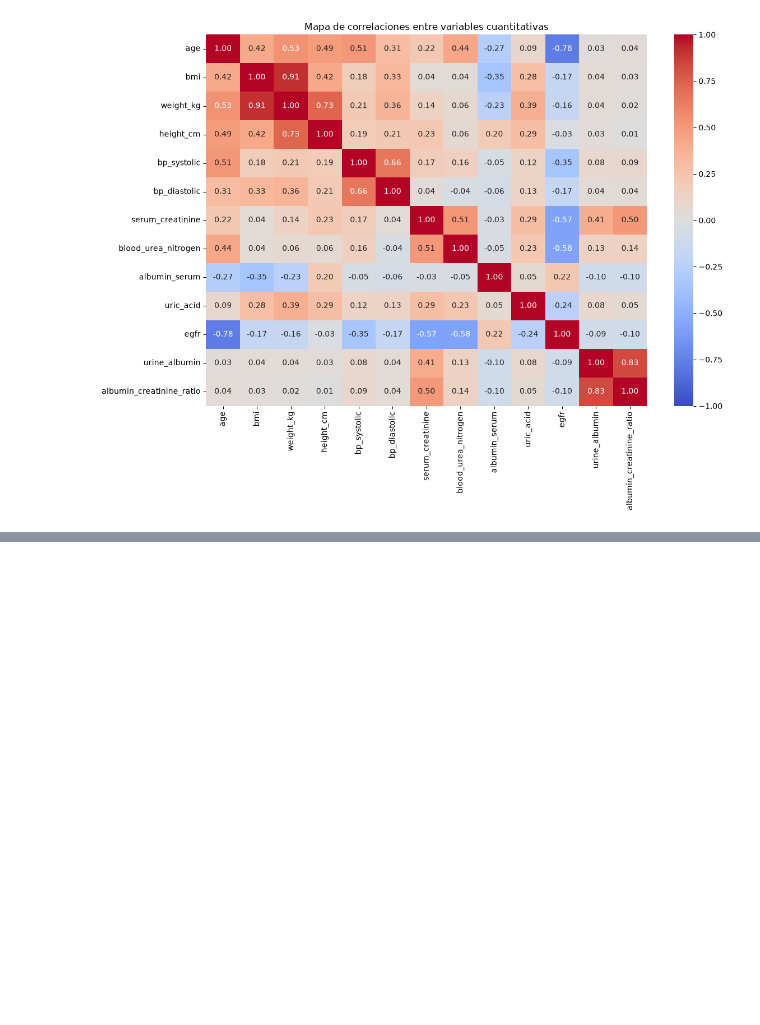
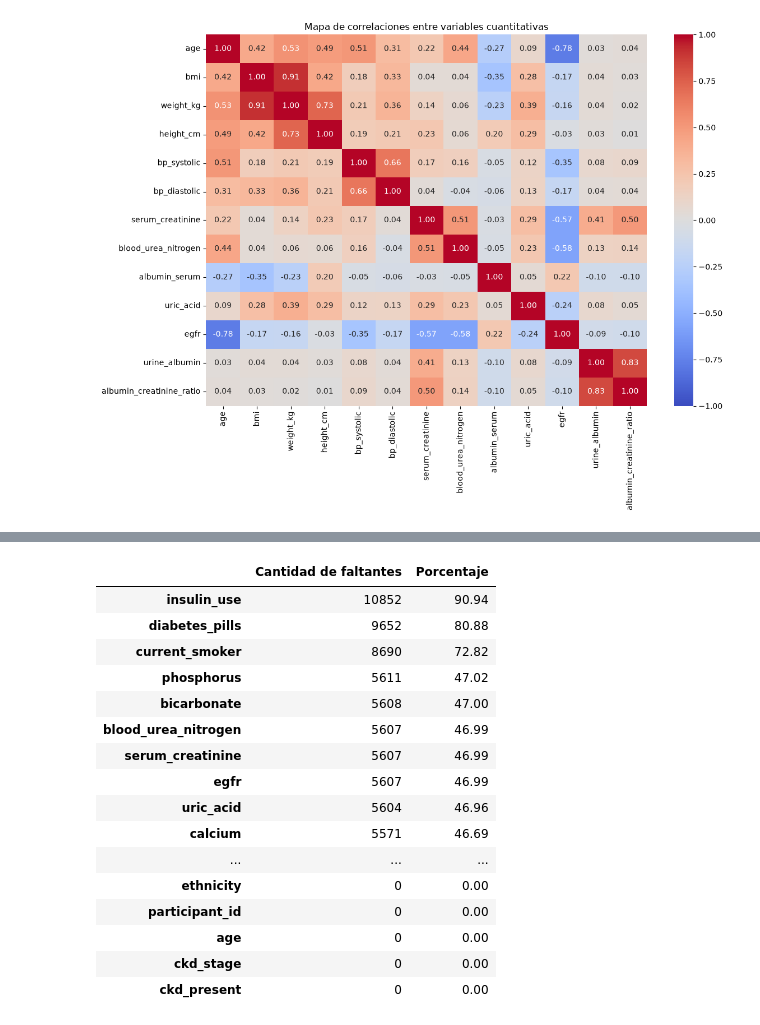
Before and after one commit to cnajurieta/TPEspecial-Fundamentos, a Jupyter notebook: TP_Especial_CKD_NHANES.ipynb, the cells around one changed output, grey strips where cells are left out. Saved outputs shown, nothing was run; the diff lists cells and outputs as text; code cells hidden in the pictures; blank space fills up the shorter version.

```diff
--- a/TP_Especial_CKD_NHANES.ipynb
+++ b/TP_Especial_CKD_NHANES.ipynb
@@ -465,0 +469,31 @@ Correlaciones cercanas a cero: no hay una relación lineal clara.
+# %%
+
+faltantes = pd.DataFrame({
+    "Cantidad de faltantes": df.isnull().sum(),
+    "Porcentaje": (df.isnull().mean() * 100).round(2)
+})
+
+faltantes = faltantes.sort_values(
+    "Porcentaje",
+    ascending=False
+)
+
+display(faltantes)
+# %% [output]
+|  | Cantidad de faltantes | Porcentaje |
+| insulin_use | 10852 | 90.94 |
+| diabetes_pills | 9652 | 80.88 |
+| current_smoker | 8690 | 72.82 |
+| phosphorus | 5611 | 47.02 |
+| bicarbonate | 5608 | 47.00 |
+| blood_urea_nitrogen | 5607 | 46.99 |
+| serum_creatinine | 5607 | 46.99 |
+| egfr | 5607 | 46.99 |
+| uric_acid | 5604 | 46.96 |
+| calcium | 5571 | 46.69 |
+| ... | ... | ... |
+| ethnicity | 0 | 0.00 |
+| participant_id | 0 | 0.00 |
+| age | 0 | 0.00 |
+| ckd_stage | 0 | 0.00 |
+| ckd_present | 0 | 0.00 |
```
Also changed, not shown: parts of 3 cells of this notebook.
